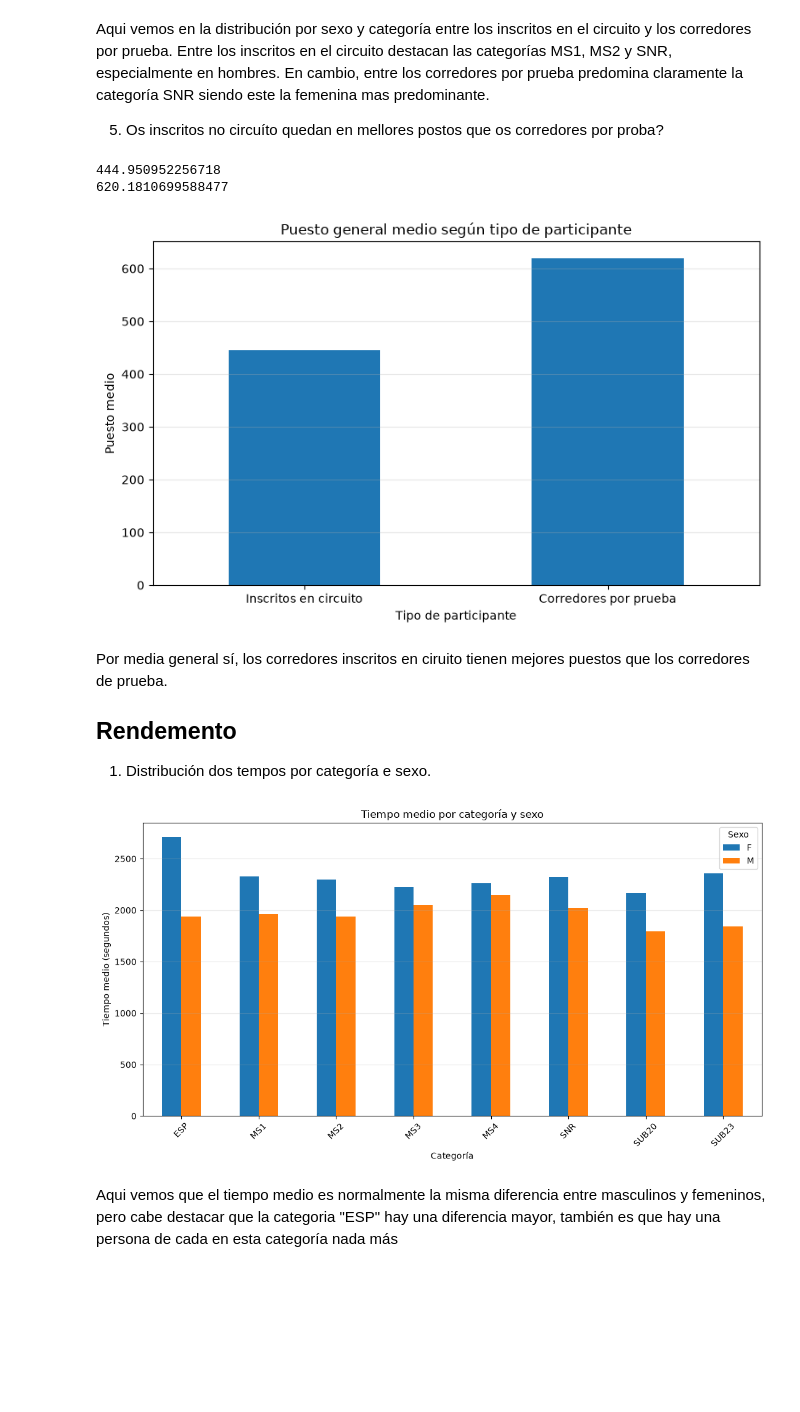
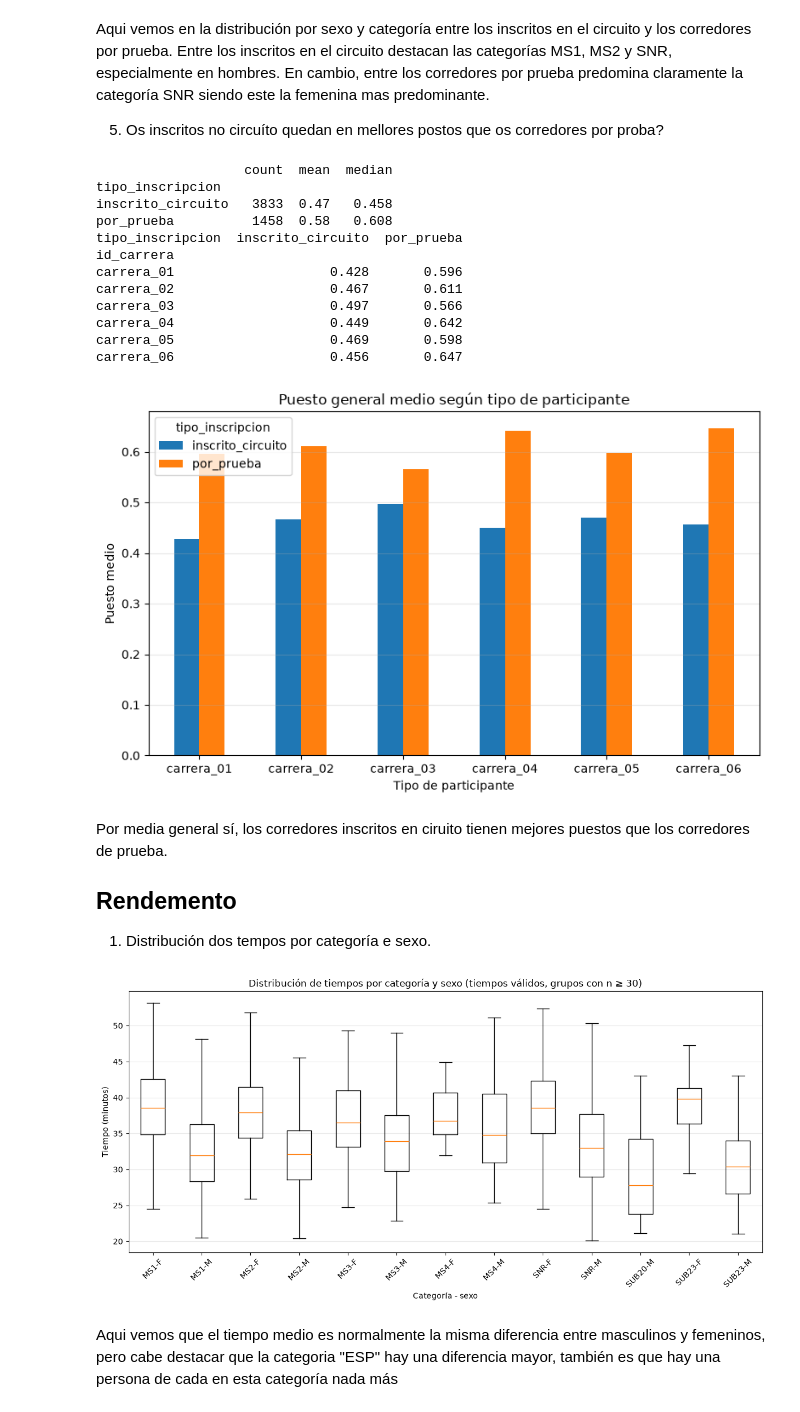
Before and after one commit to davidfernandowirtz/p2-coruna-corre, a Jupyter notebook: notebooks/04_analisis_base.ipynb, the cells around one changed output. Cells and saved outputs as stored; diff of their text form; code cells hidden in the pictures; blank space fills up the shorter version.

```diff
--- a/notebooks/04_analisis_base.ipynb
+++ b/notebooks/04_analisis_base.ipynb
@@ -318,18 +341,27 @@ Aqui vemos en la distribución por sexo y categoría entre los inscritos en el c
 
 5. Os inscritos no circuíto quedan en mellores postos que os corredores por proba?
 # %%
-print(inscritos["puesto_general"].mean())
-print(inscritos_proba["puesto_general"].mean())
+res = participacions[participacions["tipo_inscripcion"] != "no_resuelto"]
+medias = res.groupby("tipo_inscripcion")["posicion_relativa"].agg(["count", "mean", "median"]).round(3)
+
+print(medias)
+medias_por_carrera = res.groupby(["id_carrera", "tipo_inscripcion"])["posicion_relativa"].median().unstack().round(3)
+print(medias_por_carrera)
 # %% [output]
-444.950952256718
-620.1810699588477
+                   count  mean  median
+tipo_inscripcion
+inscrito_circuito   3833  0.47   0.458
+por_prueba          1458  0.58   0.608
+tipo_inscripcion  inscrito_circuito  por_prueba
+id_carrera
+carrera_01                    0.428       0.596
+carrera_02                    0.467       0.611
+carrera_03                    0.497       0.566
+carrera_04                    0.449       0.642
+carrera_05                    0.469       0.598
+carrera_06                    0.456       0.647
 # %%
-medias = pd.Series({
-    "Inscritos en circuito": inscritos["puesto_general"].mean(),
-    "Corredores por prueba": inscritos_proba["puesto_general"].mean()
-})
-
-medias.plot(kind="bar", figsize=(8, 5))
+medias_por_carrera.plot(kind="bar", figsize=(8, 5))
 
 plt.title("Puesto general medio según tipo de participante")
 plt.xlabel("Tipo de participante")
@@ -339,7 +371,7 @@ plt.grid(axis="y", alpha=0.3)
 plt.tight_layout()
 plt.show()
 # %% [output]
-[figure, old version]
+[figure, new version]
 # %% [markdown]
 Por media general sí, los corredores inscritos en ciruito tienen mejores puestos que los corredores de prueba.
 
@@ -347,25 +379,21 @@ Por media general sí, los corredores inscritos en ciruito tienen mejores puesto
 
 1. Distribución dos tempos por categoría e sexo.
 # %%
-tiempos_medios = participacions.groupby(
-    ["categoria", "sexo"]
-)["tiempo_segundos"].mean().unstack()
-
-fig, ax = plt.subplots(figsize=(11, 6))
-
-tiempos_medios.plot(kind="bar", ax=ax)
-
-ax.set_title("Tiempo medio por categoría y sexo")
-ax.set_xlabel("Categoría")
-ax.set_ylabel("Tiempo medio (segundos)")
-ax.legend(title="Sexo")
-ax.tick_params(axis="x", rotation=45)
+validos = participacions[participacions["estado_tiempo"] == "valido"].copy()
+validos["minutos"] = validos["tiempo_segundos"] / 60
+grupos = [(k, g["minutos"].to_numpy()) for k, g in validos.groupby(["categoria", "sexo"]) if len(g) >= 30]
+fig, ax = plt.subplots(figsize=(12, 6))
+ax.boxplot([v for _, v in grupos], showfliers=False)
+ax.set_xticks(range(1, len(grupos) + 1))
+ax.set_xticklabels([f"{c}-{s}" for (c, s), _ in grupos], rotation=45)
+ax.set_title("Distribución de tiempos por categoría y sexo (tiempos válidos, grupos con n ≥ 30)")
+ax.set_xlabel("Categoría - sexo")
+ax.set_ylabel("Tiempo (minutos)")
 ax.grid(axis="y", alpha=0.3)
-
 plt.tight_layout()
 plt.show()
 # %% [output]
-[figure, old version]
+[figure, new version]
 # %% [markdown]
 Aqui vemos que el tiempo medio es normalmente la misma diferencia entre masculinos y femeninos, pero cabe destacar que la categoria "ESP" hay una diferencia mayor, también es que hay una persona de cada en esta categoría nada más
 # %% [markdown]
```
Also changed, not shown: parts of 9 cells of this notebook.
